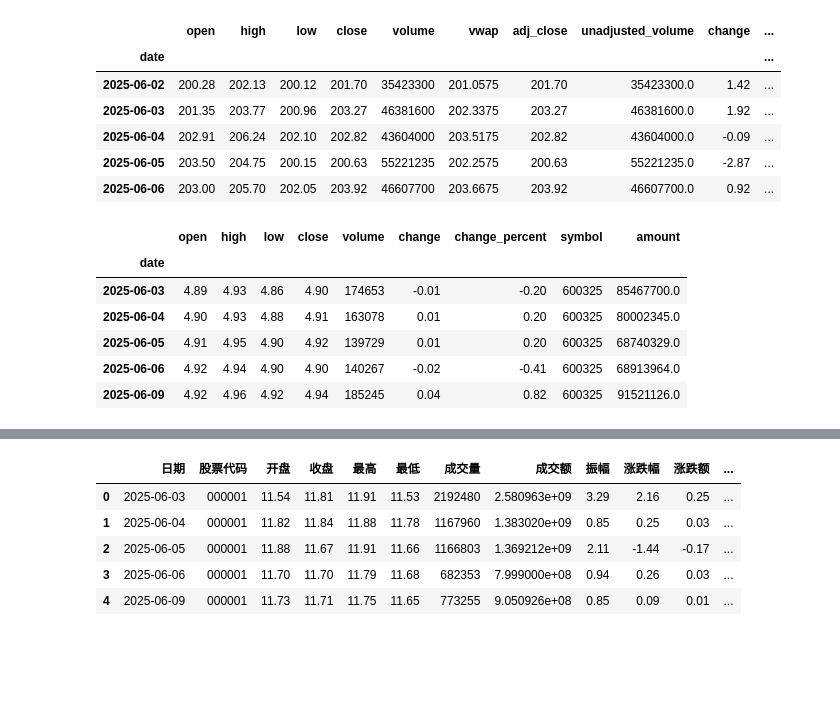
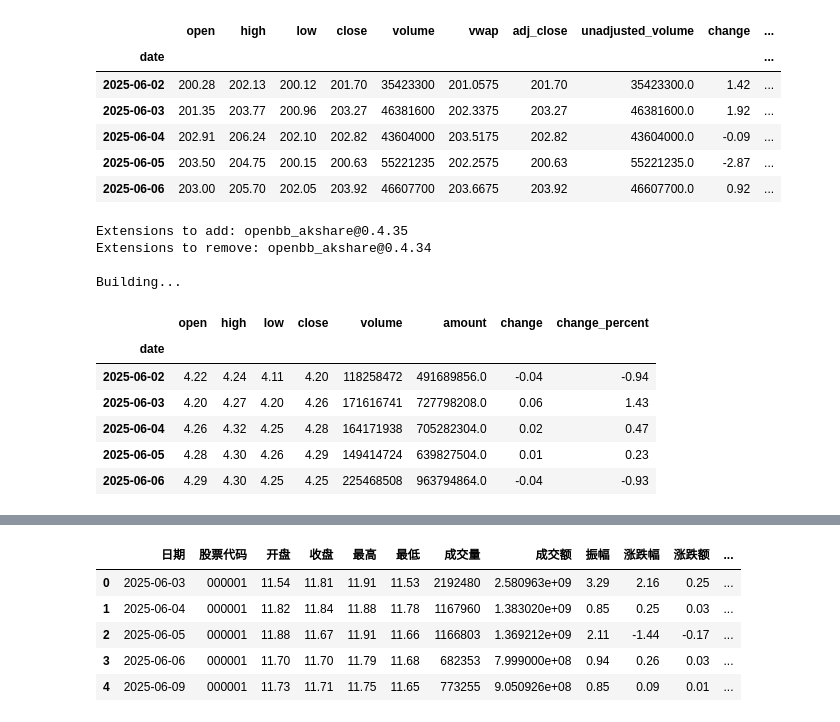
Before and after one commit to shugaoye/openbb_akshare, a Jupyter notebook: docs/akshare_test.ipynb, the cells around one changed output, grey strips where cells are left out. Cells and saved outputs as stored; diff of their text form; code cells hidden in the pictures; blank space fills up the shorter version.

Commit message:
Improved equity_historical

```diff
--- a/docs/akshare_test.ipynb
+++ b/docs/akshare_test.ipynb
@@ -455,14 +456,19 @@ fmp_prices.to_dataframe().head()
 | 2025-06-05 | 203.50 | 204.75 | 200.15 | 200.63 | 55221235 | 202.2575 | 200.63 | 55221235.0 | -2.87 | ... |
 | 2025-06-06 | 203.00 | 205.70 | 202.05 | 203.92 | 46607700 | 203.6675 | 203.92 | 46607700.0 | 0.92 | ... |
 # %%
+# Hong Kong
 from openbb import obb
-prices = obb.equity.price.historical(symbol='600325', start_date="2025-06-01", end_date="2025-06-10", provider="akshare")
-prices.to_dataframe().head()
+prices_hk = obb.equity.price.historical(symbol='00386', start_date="2025-06-01", end_date="2025-06-10", provider="akshare")
+prices_hk.to_dataframe().head()
 # %% [output]
+Extensions to add: openbb_akshare@0.4.35
+Extensions to remove: openbb_akshare@0.4.34
+
+Building...
-|  | open | high | low | close | volume | change | change_percent | symbol | amount |
-| date |  |  |  |  |  |  |  |  |  |
-| 2025-06-03 | 4.89 | 4.93 | 4.86 | 4.90 | 174653 | -0.01 | -0.20 | 600325 | 85467700.0 |
-| 2025-06-04 | 4.90 | 4.93 | 4.88 | 4.91 | 163078 | 0.01 | 0.20 | 600325 | 80002345.0 |
-| 2025-06-05 | 4.91 | 4.95 | 4.90 | 4.92 | 139729 | 0.01 | 0.20 | 600325 | 68740329.0 |
-| 2025-06-06 | 4.92 | 4.94 | 4.90 | 4.90 | 140267 | -0.02 | -0.41 | 600325 | 68913964.0 |
-| 2025-06-09 | 4.92 | 4.96 | 4.92 | 4.94 | 185245 | 0.04 | 0.82 | 600325 | 91521126.0 |
+|  | open | high | low | close | volume | amount | change | change_percent |
+| date |  |  |  |  |  |  |  |  |
+| 2025-06-02 | 4.22 | 4.24 | 4.11 | 4.20 | 118258472 | 491689856.0 | -0.04 | -0.94 |
+| 2025-06-03 | 4.20 | 4.27 | 4.20 | 4.26 | 171616741 | 727798208.0 | 0.06 | 1.43 |
+| 2025-06-04 | 4.26 | 4.32 | 4.25 | 4.28 | 164171938 | 705282304.0 | 0.02 | 0.47 |
+| 2025-06-05 | 4.28 | 4.30 | 4.26 | 4.29 | 149414724 | 639827504.0 | 0.01 | 0.23 |
+| 2025-06-06 | 4.29 | 4.30 | 4.25 | 4.25 | 225468508 | 963794864.0 | -0.04 | -0.93 |
```
Also changed, not shown: parts of 13 cells of this notebook, 5 other files.
